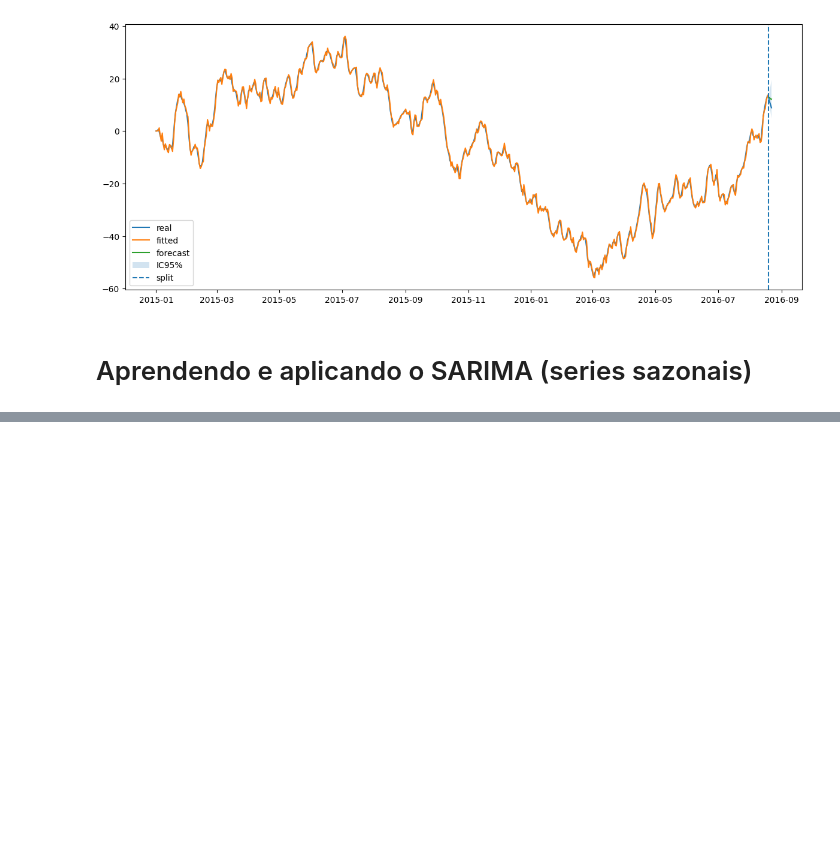
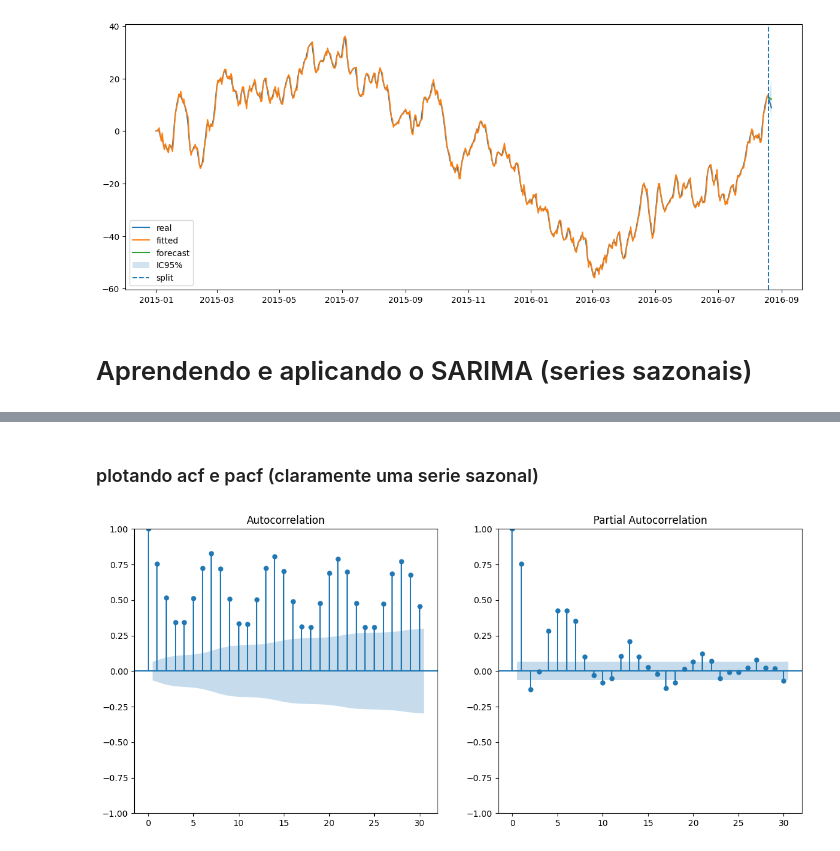
Before and after one commit to Gueguelas/series-temporais, a Jupyter notebook: notebook.ipynb, the cells around one changed output, grey strips where cells are left out. Saved outputs shown, nothing was run; the diff lists cells and outputs as text; code cells hidden in the pictures; blank space fills up the shorter version.

```diff
--- a/notebook.ipynb
+++ b/notebook.ipynb
@@ -1014,0 +1043,6 @@ serie_sarima = pd.read_excel('data/serie_sarima.xlsx')
+# %% [markdown]
+### plotando acf e pacf (claramente uma serie sazonal)
+# %%
+plot_acf_pacf(sr_sarima)
+# %% [output]
+[figure, added]
```
Also changed, not shown: parts of 67 cells of this notebook.
